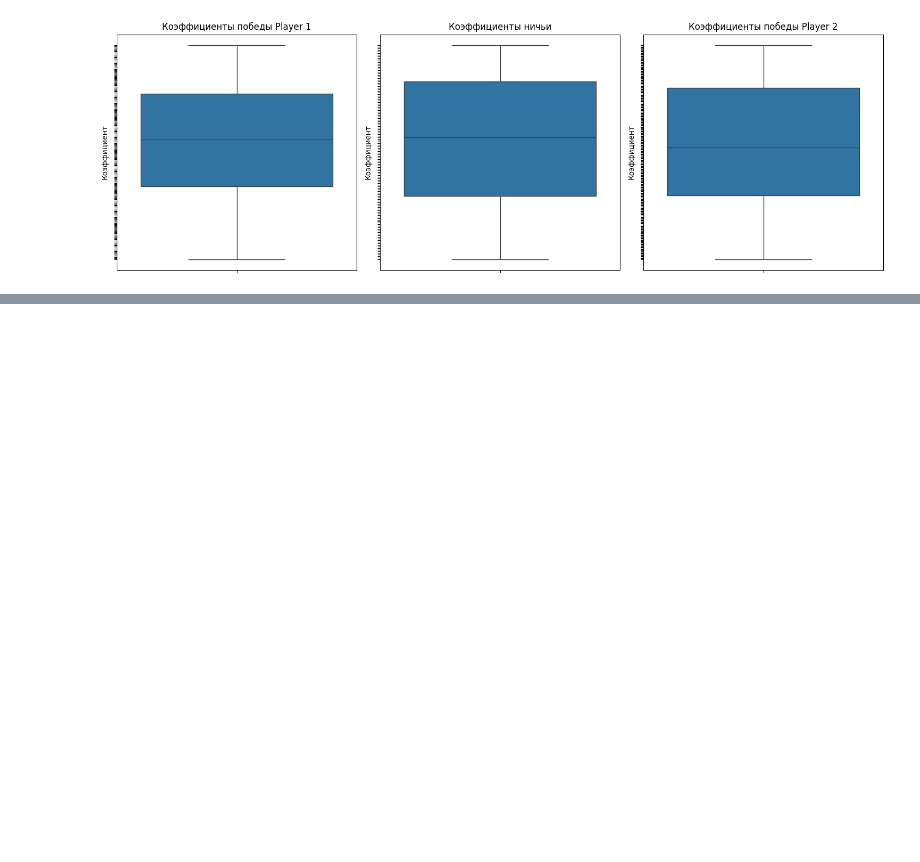
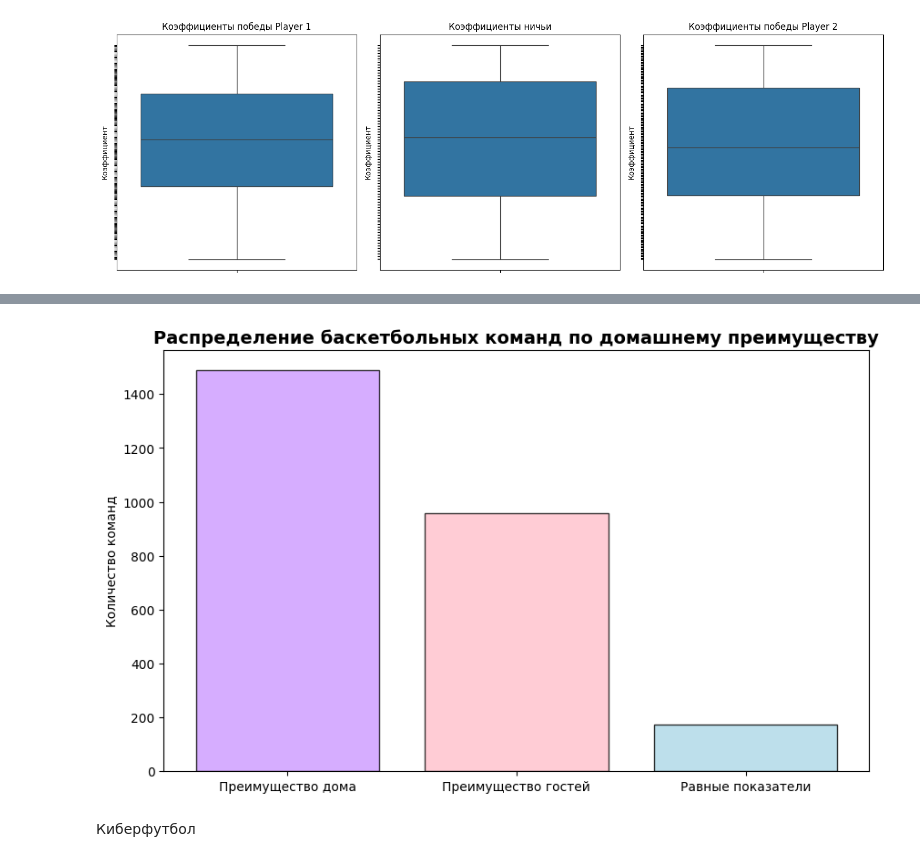
Before and after one commit to topeli/GP-2, a Jupyter notebook: ГП_2.ipynb, the cells around one changed output, grey strips where cells are left out. Saved outputs shown, nothing was run; the diff lists cells and outputs as text; code cells hidden in the pictures; blank space fills up the shorter version.

```diff
--- a/ГП_2.ipynb
+++ b/ГП_2.ipynb
@@ -1086,0 +1336,22 @@ dtype: bool
+# %%
+basketball_data = data_past[data_past['Sport'] == 'Баскетбол']
+
+team_home_analysis_bb = basketball_data.groupby('Player_1').agg({
+    'result': [('total_home_matches', 'count'), ('home_wins', lambda x: (x == 'home_win').sum()), ('draws', lambda x: (x == 'draw').sum()), ('home_losses', lambda x: (x == 'away_win').sum())]
+}).round(2)
+
+team_home_analysis_bb.columns = ['total_home_matches', 'home_wins', 'draws', 'home_losses']
+
+team_home_analysis_bb['home_win_%'] = (team_home_analysis_bb['home_wins'] / team_home_analysis_bb['total_home_matches'] * 100).round(2)
+team_home_analysis_bb['draw_%'] = (team_home_analysis_bb['draws'] / team_home_analysis_bb['total_home_matches'] * 100).round(2)
+team_home_analysis_bb['home_loss_%'] = (team_home_analysis_bb['home_losses'] / team_home_analysis_bb['total_home_matches'] * 100).round(2)
+
+home_win_teams_bb = team_home_analysis_bb[team_home_analysis_bb['home_win_%'] > team_home_analysis_bb['home_loss_%']]
+home_loss_teams_bb = team_home_analysis_bb[team_home_analysis_bb['home_win_%'] < team_home_analysis_bb['home_loss_%']]
+equal_teams_bb = team_home_analysis_bb[team_home_analysis_bb['home_win_%'] == team_home_analysis_bb['home_loss_%']]
+
+print(f"Команд с преимуществом дома: {len(home_win_teams_bb)}")
+print(f"Команд с преимуществом гостей: {len(home_loss_teams_bb)}")
+print(f"Команд с равными показателями: {len(equal_teams_bb)}")
+
+team_home_analysis_bb[['total_home_matches', 'home_win_%', 'draw_%', 'home_loss_%']].sort_values('total_home_matches', ascending=False).head(20)
@@ -1086,0 +1380,16 @@ dtype: bool
+# %%
+categories = ['Преимущество дома', 'Преимущество гостей', 'Равные показатели']
+values = [len(home_win_teams_bb), len(home_loss_teams_bb), len(equal_teams_bb)]
+colors = ['#cc99ff', 'pink', 'lightblue']
+
+plt.figure(figsize=(10, 6))
+bars = plt.bar(categories, values, color=colors, alpha=0.8, edgecolor='black')
+
+plt.title('Распределение баскетбольных команд по домашнему преимуществу', fontsize=14, fontweight='bold')
+plt.ylabel('Количество команд')
+
+plt.show()
+# %% [output]
+[figure, added]
+# %% [markdown]
+Киберфутбол
```
Also changed, not shown: parts of 26 cells of this notebook.
